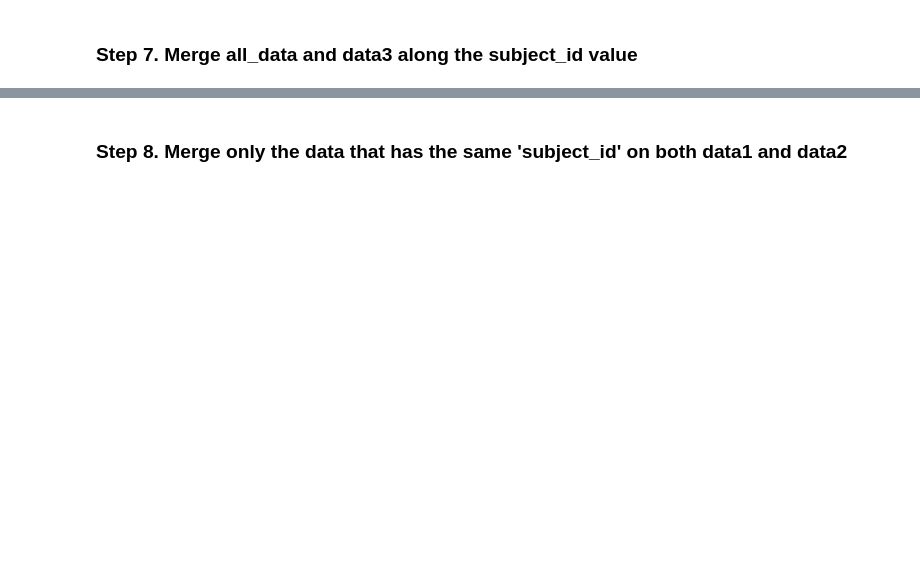
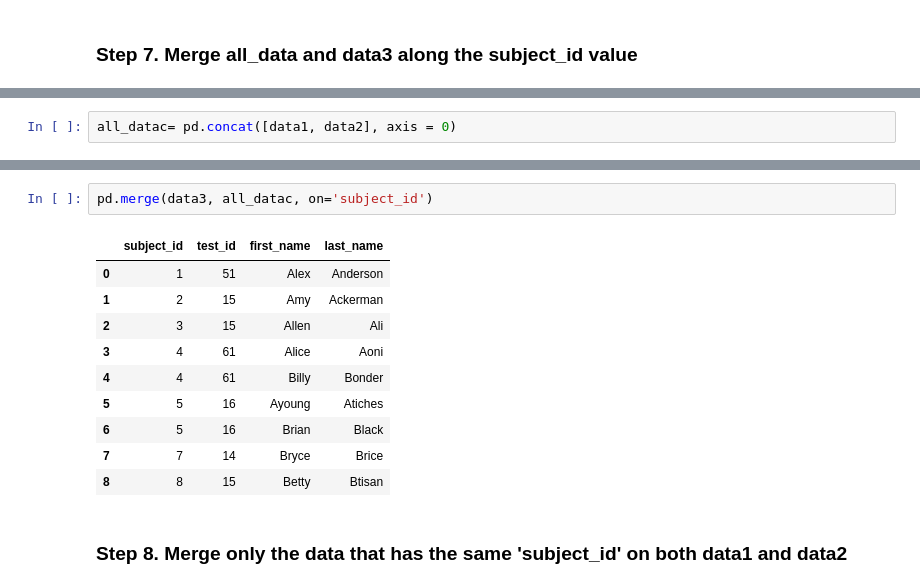
Before and after one commit to rafamd1/mi_copia_dsftmayo24semana1.1, a Jupyter notebook: semana 2/2-Pandas/Practica/5-Fictitous_Names/Fictitous_names.ipynb, the cells around one changed output, grey strips where cells are left out. Saved outputs shown, nothing was run; the diff lists cells and outputs as text; blank space fills up the shorter version.

```diff
--- a/semana 2/2-Pandas/Practica/5-Fictitous_Names/Fictitous_names.ipynb
+++ b/semana 2/2-Pandas/Practica/5-Fictitous_Names/Fictitous_names.ipynb
@@ -28,0 +138,2 @@ raw_data_3 = {
+# %%
+all_datac= pd.concat([data1, data2], axis = 0)
@@ -29,2 +154,15 @@ raw_data_3 = {
+# %%
+pd.merge(data3, all_datac, on='subject_id')
+# %% [output]
+|  | subject_id | test_id | first_name | last_name |
+| 0 | 1 | 51 | Alex | Anderson |
+| 1 | 2 | 15 | Amy | Ackerman |
+| 2 | 3 | 15 | Allen | Ali |
+| 3 | 4 | 61 | Alice | Aoni |
+| 4 | 4 | 61 | Billy | Bonder |
+| 5 | 5 | 16 | Ayoung | Atiches |
+| 6 | 5 | 16 | Brian | Black |
+| 7 | 7 | 14 | Bryce | Brice |
+| 8 | 8 | 15 | Betty | Btisan |
 # %% [markdown]
 ### Step 8. Merge only the data that has the same 'subject_id' on both data1 and data2
```
Also changed, not shown: parts of 17 cells of this notebook.
